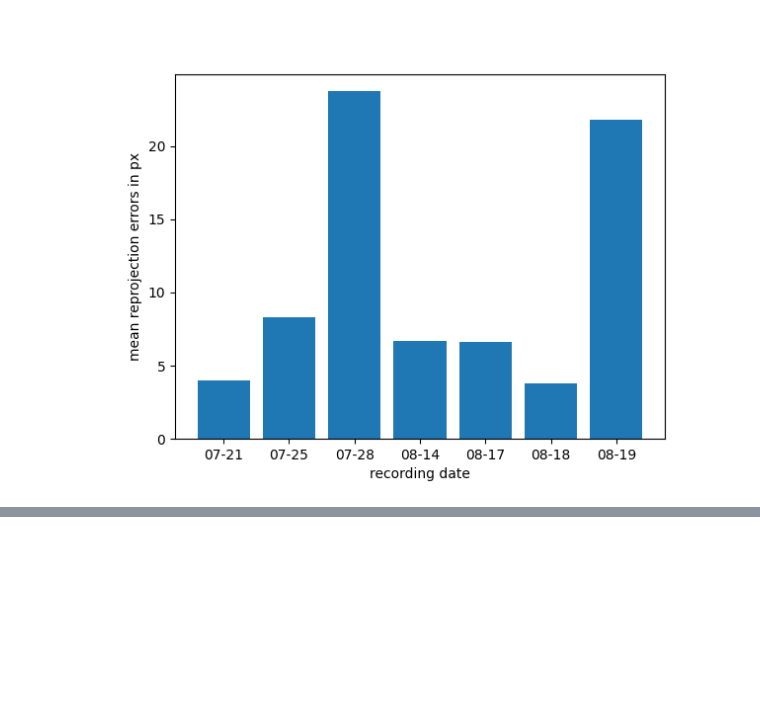
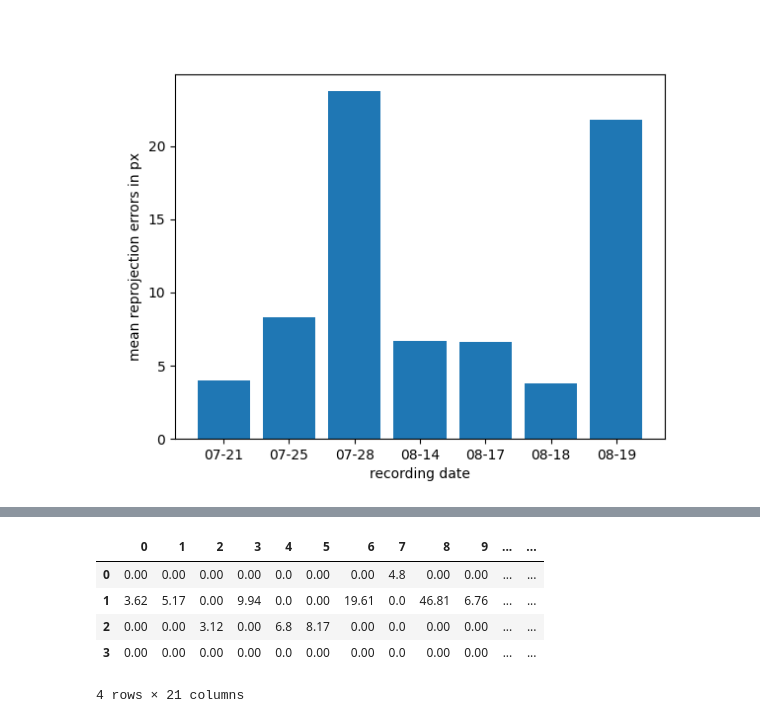
Before and after one commit to ushichka/dmcp, a Jupyter notebook: notebooks/analyze_ushichka_exp.ipynb, the cells around one changed output, grey strips where cells are left out. Saved outputs shown, nothing was run; the diff lists cells and outputs as text; code cells hidden in the pictures; blank space fills up the shorter version.

```diff
--- a/notebooks/analyze_ushichka_exp.ipynb
+++ b/notebooks/analyze_ushichka_exp.ipynb
@@ -16,7 +17,9 @@ scene_names = ["07-21","07-25","07-28","08-14", "08-17","08-18","08-19"]
 # %%
 from src.experiment import Experiment
-mesh_path = "/home/julian/code/uni/ushichka-registration/data/formatted/lidar_roi.ply"
-exp_dirs = list(pathlib.Path("/home/julian/data/dmcp_experiments/round_05").glob("2018*"))
+mesh_path = "C:/Users/Julian/Nextcloud/Uni/Semester 8/ushichka-registration/data/formatted/lidar_roi.ply"
+#mesh_path = "/home/julian/code/uni/ushichka-registration/data/formatted/lidar_roi.ply"
+#exp_dirs = list(pathlib.Path("/home/julian/data/dmcp_experiments/round_05").glob("2018*"))
+exp_dirs = list(pathlib.Path("/data/dmcp_experiments/round_05").glob("2018*"))
 exps = [Experiment(str(exp_dir),mesh_path) for exp_dir in exp_dirs]
 # %%
 repr_errs = []
@@ -116,2 +126,16 @@ The PostScript backend does not support transparency; partially transparent arti
 [figure]
 [figure]
+# %%
+import pandas as pd
+data = pd.DataFrame(repr_errs)
+#data.rename(columns={0:"max_repr_errs"}, inplace=True)
+#data = data.melt()
+data = data.transpose()
+data
+# %% [output]
+|  | 0 | 1 | 2 | 3 | 4 | 5 | 6 | 7 | 8 | 9 | ... | ... |
+| 0 | 0.00 | 0.00 | 0.00 | 0.00 | 0.0 | 0.00 | 0.00 | 4.8 | 0.00 | 0.00 | ... | ... |
+| 1 | 3.62 | 5.17 | 0.00 | 9.94 | 0.0 | 0.00 | 19.61 | 0.0 | 46.81 | 6.76 | ... | ... |
+| 2 | 0.00 | 0.00 | 3.12 | 0.00 | 6.8 | 8.17 | 0.00 | 0.0 | 0.00 | 0.00 | ... | ... |
+| 3 | 0.00 | 0.00 | 0.00 | 0.00 | 0.0 | 0.00 | 0.00 | 0.0 | 0.00 | 0.00 | ... | ... |
+4 rows × 21 columns
```
Also changed, not shown: parts of 6 cells of this notebook, 1 other file.
